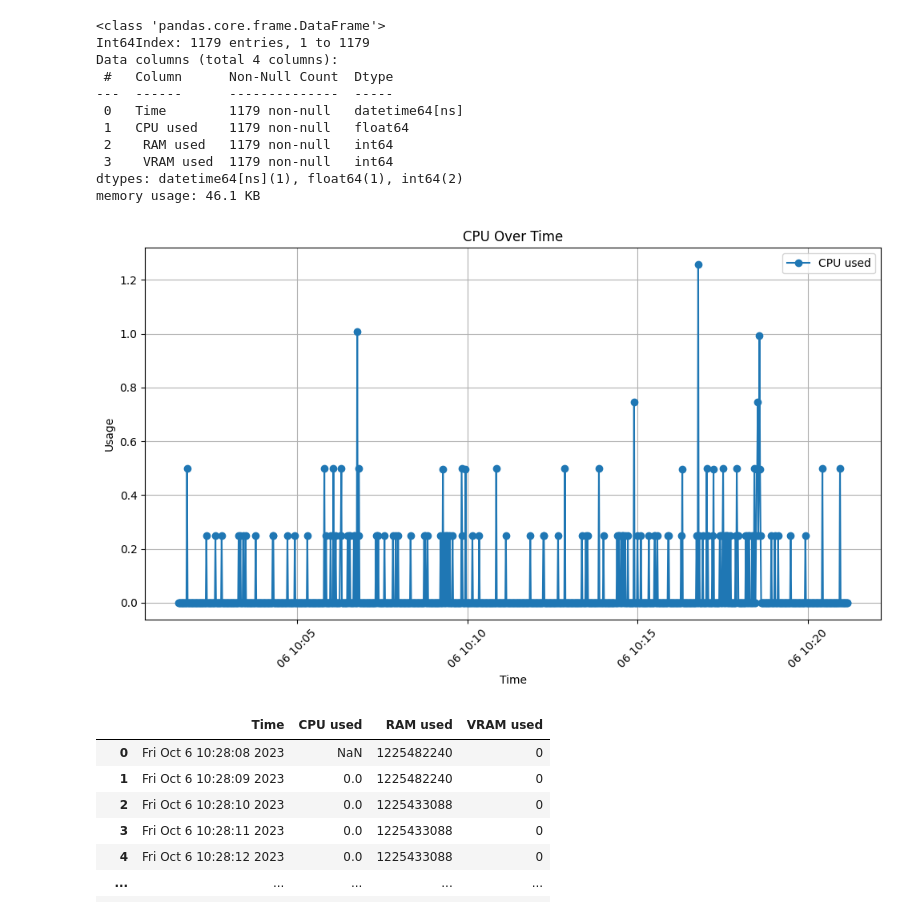
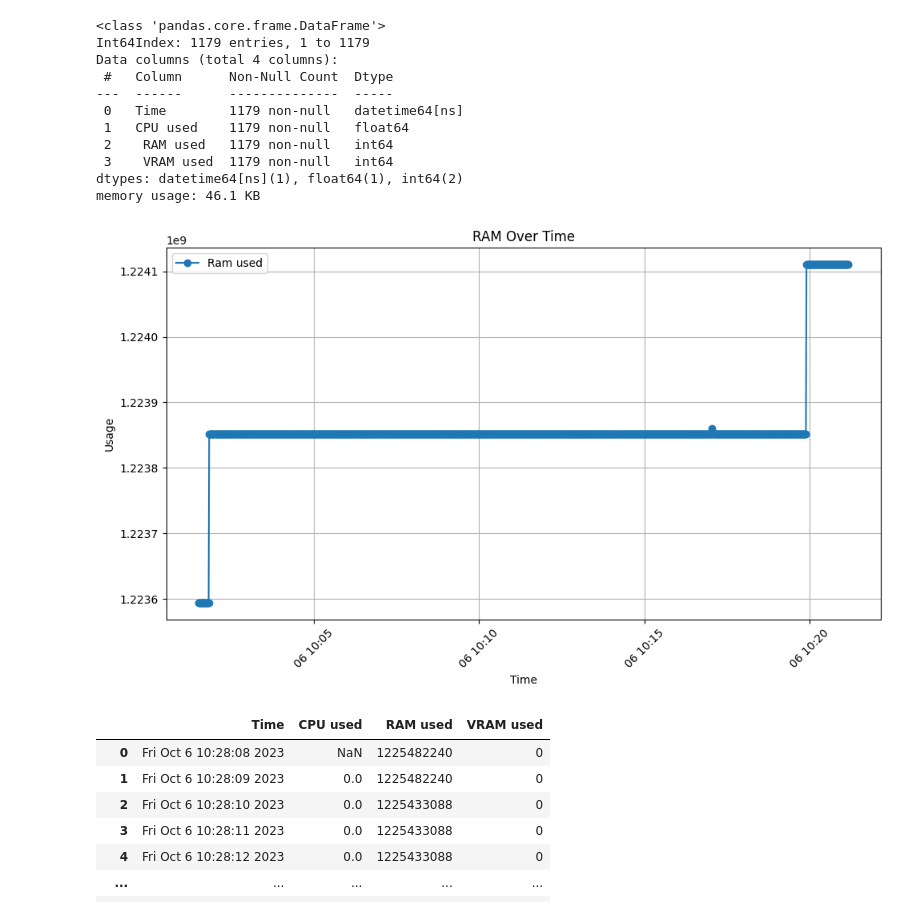
Before and after one commit to agnislur/ndn_project, a Jupyter notebook: OlahData.ipynb, the cells around one changed output. Cells and saved outputs as stored; diff of their text form; code cells hidden in the pictures.

```diff
--- a/OlahData.ipynb
+++ b/OlahData.ipynb
@@ -319,26 +359,26 @@ memory usage: 46.1 KB
 # %%
 sys31r1['Time'] = pd.to_datetime(sys31r1['Time'])
 
 # Membuat plot line untuk kolom 'CPU used' dan 'Ram used'
 plt.figure(figsize=(10, 6))
-plt.plot(sys31r1['Time'], sys31r1['CPU used'], label='CPU used', marker='o')
-#plt.plot(sys21r2['Time'], sys21r2['RAM used'], label='Ram used', marker='o')
+#plt.plot(sys31r1['Time'], sys31r1['CPU used'], label='CPU used', marker='o')
+plt.plot(sys31r1['Time'], sys31r1[' RAM used'], label='Ram used', marker='o')
 
 # Menambahkan label dan judul
 plt.xlabel('Time')
 plt.ylabel('Usage')
-plt.title('CPU Over Time')
+plt.title('RAM Over Time')
 
 # Menambahkan legenda
 plt.legend()
 
 # Menampilkan grafik
 plt.grid(True)
 plt.xticks(rotation=45)  # Memutar label sumbu x agar lebih terbaca
 plt.tight_layout()
 plt.show()
 # %% [output]
-[figure, old version]
+[figure, new version]
 # %%
 sys32r1=pd.read_csv("skenario3-r1-2.csv", index_col=False)
 sys32r1
```
Also changed, not shown: parts of 40 cells of this notebook.
